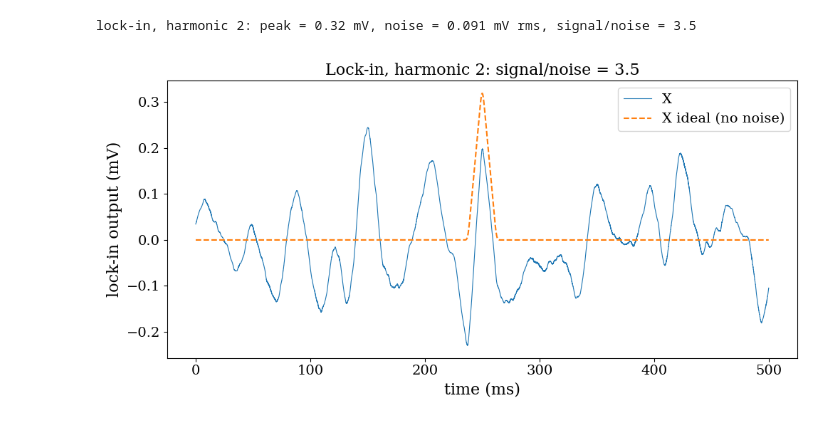
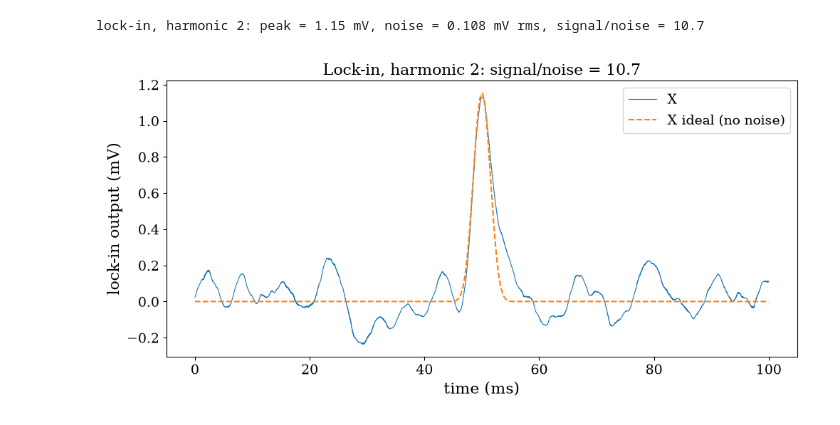
Before and after one commit to josephmlev/eedm_jml, a Jupyter notebook: daqAnalysisAndExperiments/launch/absorptionLockin/absorptionLockin.ipynb, the cells around one changed output. Drawn from its saved outputs; the diff is of its cells as text; code cells hidden in the pictures.

```diff
--- a/daqAnalysisAndExperiments/launch/absorptionLockin/absorptionLockin.ipynb
+++ b/daqAnalysisAndExperiments/launch/absorptionLockin/absorptionLockin.ipynb
@@ -198,32 +179,32 @@ def lock_in(t, v, f_Hz, phase_rad, harmonic=2, n_periods=10):
 # ---------------- parameters ----------------
 # sampling
 fs_Hz = 100e3
-duration_s = .5
+duration_s = .1
 
 # atomic resonance
 linewidth_MHz = 5.2
 
 # modulation
-mod_amp_MHz = 5.0
-mod_freq_Hz = 4e3
-mod_dc_MHz = 0.0
+mod_amp_MHz = 7.0
+mod_freq_Hz = 8e3
+mod_dc_MHz = 4
 mod_phase_rad = 0.0
 
 # modulation channel digitizing
 MHz_per_V = 1000.0
-mod_white_rms_V = 2e-3
+mod_white_rms_V = 2.1e-3
 mod_seed = 1
 
 # time-of-flight signal
 dip_depth_V = 0.005
-t0_s = 0.25
+t0_s = 0.05
 sigma_t_s = 0.001
 
 # background
 baseline_V = 7.0
 white_asd_V_rtHz = 0*22.4e-6      # 22.4 uV/rtHz over 0-50 kHz = 5 mV rms
-white_hpf_Hz = None             # white noise only above this (None -> from DC)
-white_lpf_Hz = None             # white noise only below this (None -> up to fs/2)
+white_hpf_Hz = 2*7.5e3             # white noise only above this (None -> from DC)
+white_lpf_Hz = 2*8.5e3             # white noise only below this (None -> up to fs/2)
 drift_rms_V = 0.05            # slow noise off; set e.g. 0.010 to play
 drift_corner_Hz = 50000.0
 slow_amp_V = 0.0
@@ -263,7 +244,7 @@ print(f"background noise rms = {np.std(bg - baseline_V) * 1e3:.2f} mV")
 
 # ---------------- plot ----------------
 # modulation: digitized and fit, first 5 periods
-if 0:
+if 1:
     plt.figure(figsize=(10, 5))
     plt.axhspan(-linewidth_MHz / 2, linewidth_MHz / 2, color='C2', alpha=0.2, label='resonance FWHM')
     plt.plot(t * 1e3, delta_meas, '.', ms=4, label='digitized modulation')
@@ -336,30 +318,47 @@ background noise rms = 50.00 mV
 # %%
 # ---------------- parameters ----------------
 lockin_harmonic = 2
-lockin_n_periods = 50
+lockin_n_periods = 20
+def boxcar(x, N):
+    """Centered moving average over N samples (no time delay)."""
+    return np.convolve(x, np.ones(N) / N, mode='same')
+
+
+def lock_in(t, v, f_Hz, phase_rad, harmonic=2, n_periods=10):
+    """Demodulate v at harmonic*f. Two boxcars in series, each over n_periods modulation
+    periods (zeros at every harmonic of f). Sign chosen so absorption is positive.
+    In-phase reference: cos(n theta) for even n, sin(n theta) for odd n."""
+    fs = 1 / (t[1] - t[0])
+    theta = 2 * np.pi * f_Hz * t + phase_rad
+    arg = harmonic * theta - (harmonic % 2) * np.pi / 2
+    v_ac = v - np.mean(v)
+    N = int(round(n_periods * fs / f_Hz))
+    X = -2 * boxcar(boxcar(v_ac * np.cos(arg), N), N)
+    Y = -2 * boxcar(boxcar(v_ac * np.sin(arg), N), N)
+    return X, Y, N
 
 
 # ---------------- compute ----------------
 X, Y, N = lock_in(t, v, ref['f_Hz'], ref['phase_rad'], lockin_harmonic, lockin_n_periods)
 
 # ground truth: noiseless dip, true reference
 X_ideal, _, _ = lock_in(t, baseline_V - dip, mod_freq_Hz, mod_phase_rad,
                         lockin_harmonic, lockin_n_periods)
 
 valid = slice(N, -N)   # drop filter edge effects
 snr = X_ideal.max() / np.std((X - X_ideal)[valid])
 print(f"lock-in, harmonic {lockin_harmonic}: peak = {X_ideal.max() * 1e3:.2f} mV, "
       f"noise = {np.std((X - X_ideal)[valid]) * 1e3:.3f} mV rms, signal/noise = {snr:.1f}")
 
 # ---------------- plot ----------------
 plt.figure(figsize=(10, 5))
 plt.plot(t * 1e3, X * 1e3, lw=0.8, label='X')
 plt.plot(t * 1e3, X_ideal * 1e3, lw=1.5, ls='--', label='X ideal (no noise)')
 plt.xlabel('time (ms)')
 plt.ylabel('lock-in output (mV)')
 plt.title(f'Lock-in, harmonic {lockin_harmonic}: signal/noise = {snr:.1f}')
 plt.legend()
 plt.tight_layout()
 # %% [output]
-lock-in, harmonic 2: peak = 0.32 mV, noise = 0.091 mV rms, signal/noise = 3.5
+lock-in, harmonic 2: peak = 1.15 mV, noise = 0.108 mV rms, signal/noise = 10.7
-[figure, old version]
+[figure, new version]
```
Also changed, not shown: parts of 2 cells of this notebook.
